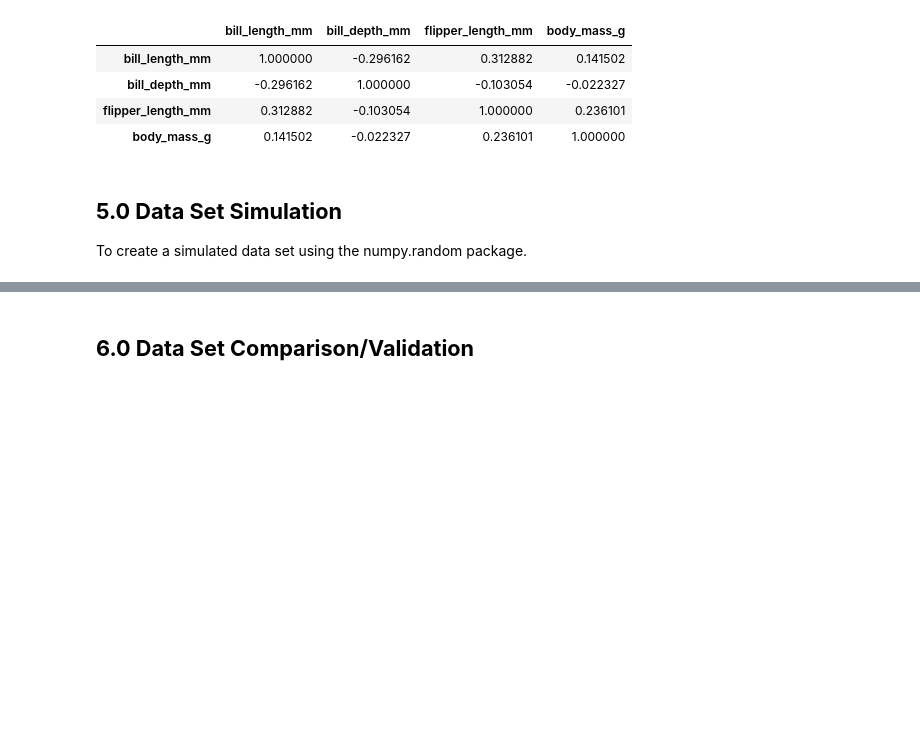
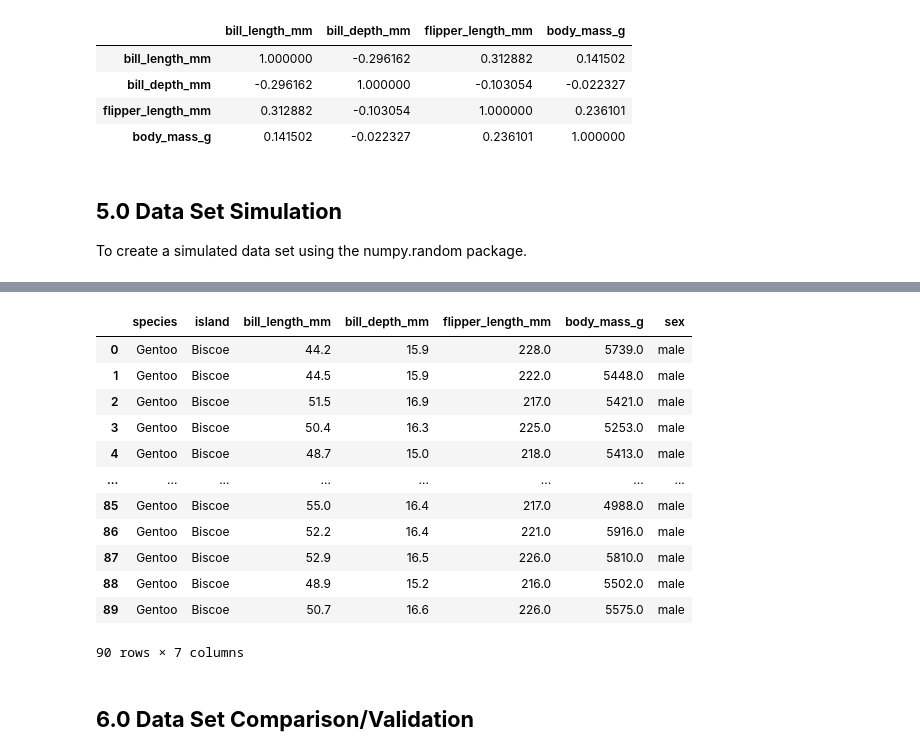
Before and after one commit to ssteffens/programming-data-analysis-project, a Jupyter notebook: project.ipynb, the cells around one changed output, grey strips where cells are left out. Cells and saved outputs as stored; diff of their text form; code cells hidden in the pictures; blank space fills up the shorter version.

```diff
--- a/project.ipynb
+++ b/project.ipynb
@@ -807,0 +1006,3 @@ To create a simulated data set using the numpy.random package.
+# %%
+#Simulation of bill_depth_mm
+sim_male_gentoo_bill_d = rng.normal(loc = 15.7, scale = 0.7, size = 90)
@@ -807,0 +1031,3 @@ To create a simulated data set using the numpy.random package.
+# %%
+# Simulation of flipper_length_mm
+sim_male_gentoo_flipper = rng.normal(loc = 221.5, scale = 5.7, size = 90)
@@ -807,0 +1055,3 @@ To create a simulated data set using the numpy.random package.
+# %%
+# Simulation of body_mass_g
+sim_male_gentoo_body = rng.normal(loc = 5484.8, scale = 313.2, size = 90)
@@ -808,3 +1079,25 @@ To create a simulated data set using the numpy.random package.
+# %%
+# Populate the data frame with simulated data for female Gentoo penguins
+# FLoat point numbers for bill_length_mm and bill_depth_mm are rounded to 1 decimal
+# Float point numbers for flipper_length_mm and body_mass_g are rounded to full numbers to match the original data set
+
+sim_male_gentoo = pd.DataFrame(data = {'species': 'Gentoo', 'island': 'Biscoe', 'bill_length_mm': np.round(sim_male_gentoo_bill_l, 1), 'bill_depth_mm': np.round(sim_male_gentoo_bill_d, 1), 'flipper_length_mm': np.round(sim_male_gentoo_flipper,0), 'body_mass_g': np.round(sim_male_gentoo_body, 0), 'sex': 'male'})
+# %%
+sim_male_gentoo
+# %% [output]
+|  | species | island | bill_length_mm | bill_depth_mm | flipper_length_mm | body_mass_g | sex |
+| 0 | Gentoo | Biscoe | 44.2 | 15.9 | 228.0 | 5739.0 | male |
+| 1 | Gentoo | Biscoe | 44.5 | 15.9 | 222.0 | 5448.0 | male |
+| 2 | Gentoo | Biscoe | 51.5 | 16.9 | 217.0 | 5421.0 | male |
+| 3 | Gentoo | Biscoe | 50.4 | 16.3 | 225.0 | 5253.0 | male |
+| 4 | Gentoo | Biscoe | 48.7 | 15.0 | 218.0 | 5413.0 | male |
+| ... | ... | ... | ... | ... | ... | ... | ... |
+| 85 | Gentoo | Biscoe | 55.0 | 16.4 | 217.0 | 4988.0 | male |
+| 86 | Gentoo | Biscoe | 52.2 | 16.4 | 221.0 | 5916.0 | male |
+| 87 | Gentoo | Biscoe | 52.9 | 16.5 | 226.0 | 5810.0 | male |
+| 88 | Gentoo | Biscoe | 48.9 | 15.2 | 216.0 | 5502.0 | male |
+| 89 | Gentoo | Biscoe | 50.7 | 16.6 | 226.0 | 5575.0 | male |
+90 rows × 7 columns
 # %% [markdown]
 <a id='part6.0'></a>
 ## **6.0 Data Set Comparison/Validation**
```
Also changed, not shown: parts of 25 cells of this notebook.
